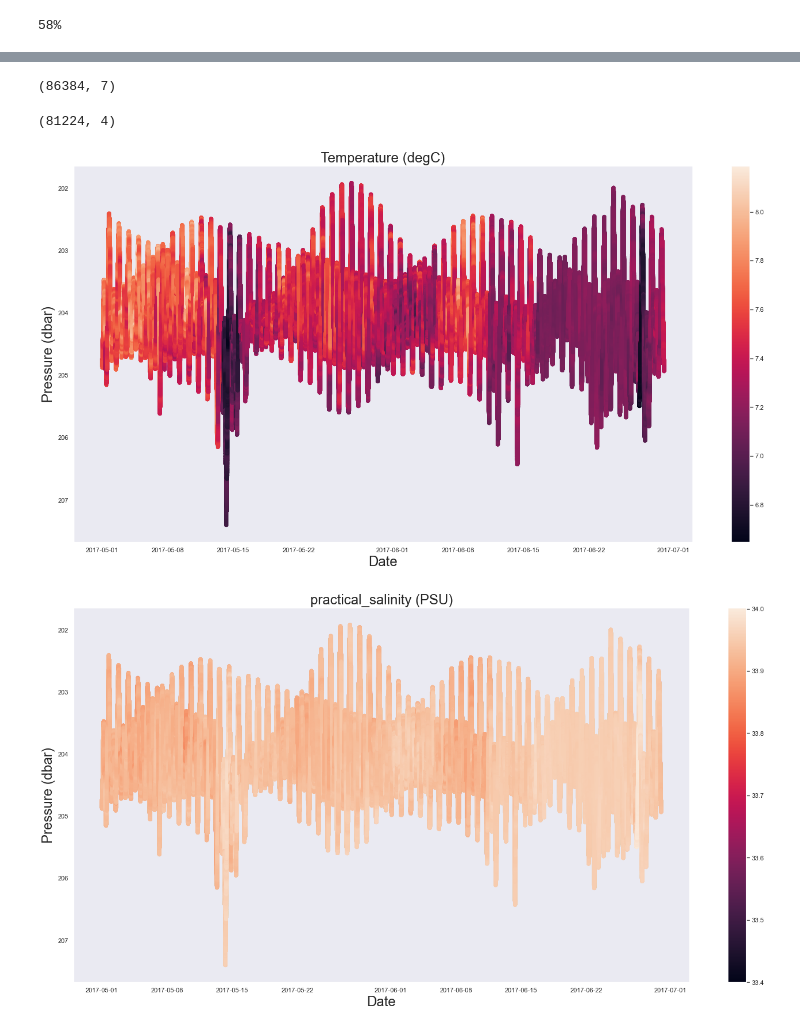
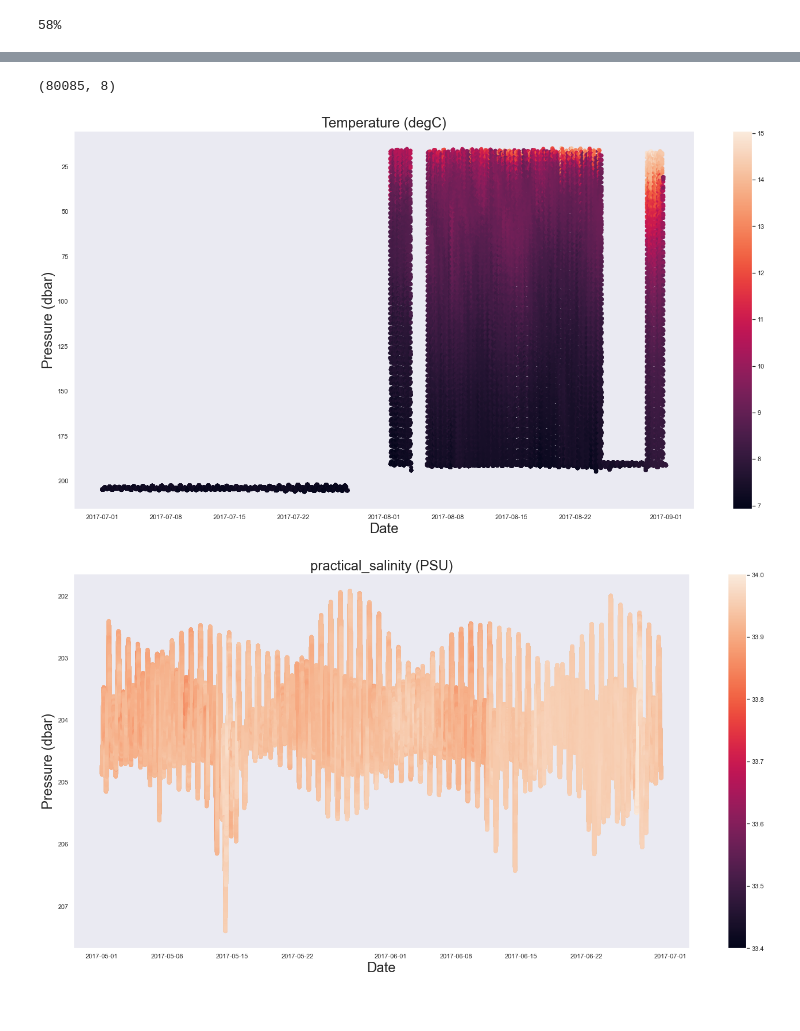
Before and after one commit to dgumustel/coastal-upwelling, a Jupyter notebook: 01_data_collection.ipynb, the cells around one changed output, grey strips where cells are left out. Drawn from its saved outputs; the diff is of its cells as text; code cells hidden in the pictures.

```diff
--- a/01_data_collection.ipynb
+++ b/01_data_collection.ipynb
@@ -232,4 +173 @@ Appending data from files
 {'sea_surface_temperature': ['ºC'], 'met_windavg_mag_corr_east': ['m s-1'], 'met_windavg_mag_corr_north': ['m s-1']}
-# %%
-CTD_data = CTD_data_copy
-METBK_data = METBK_data_copy
@@ -670,37 +619,30 @@ CTD_summer
 # %%
-mask = (CTD_minutes['time'][:] > '2017-05-01') & (CTD_minutes['time'] <= '2017-06-30')
-CTD_summer_minutes = CTD_minutes.loc[mask]
+mask = (CTD_minutes['time'][:] > '2017-07-01') & (CTD_minutes['time'] <= '2017-09-01')
+CTD_august_minutes = CTD_minutes.loc[mask]
 
-CTD_summer_minutes.shape
+CTD_august_minutes.shape
 # %% [output]
-(86384, 7)
+(80085, 8)
-# %%
-mask = (METBK_minutes['time'][:] > '2017-05-01') & (METBK_minutes['time'] <= '2017-06-30')
-METBK_summer_minutes = METBK_minutes.loc[mask]
-
-METBK_summer_minutes.shape
-# %% [output]
-(81224, 4)
 # %%
 # Now, more complete colored scatter plot, with data plotted
 # on a depth vs. time axis.
 # source: https://github.com/dgumustel/yodapy/blob/master/examples/yodapy_example_plots.ipynb
 
 fig, ax = plt.subplots(figsize=(24, 12))
 
 # plot temp and salinity curtain plots
 ax.invert_yaxis()
 ax.grid()
-#ax1.set_xlim(CTD_data['time'],CTD_data['time'])
-sc = ax.scatter(CTD_summer['time'],CTD_summer['seawater_pressure'],c=CTD_summer['seawater_temperature'])
+#ax1.set_The xlim(CTD_data['time'],CTD_data['time'])
+sc = ax.scatter(CTD_august_minutes['time'],CTD_august_minutes['seawater_pressure'],c=CTD_august_minutes['seawater_temperature'])
 ax.set_xlabel('Date', size=24)
 ax.set_ylabel('Pressure (dbar)', size=24)
 ax.set_title('Temperature (degC)', size=24)
 cb = fig.colorbar(sc,ax=ax)
 
-plt.savefig('CTD_profiler_temperature.png')
+plt.savefig('./figures/CTD_profiler_summer_temp.png')
 # %% [output]
-[figure, old version]
+[figure, new version]
 # %%
 # Now, more complete colored scatter plot, with data plotted
 # on a depth vs. time axis.
```
Also changed, not shown: parts of 109 cells of this notebook.
